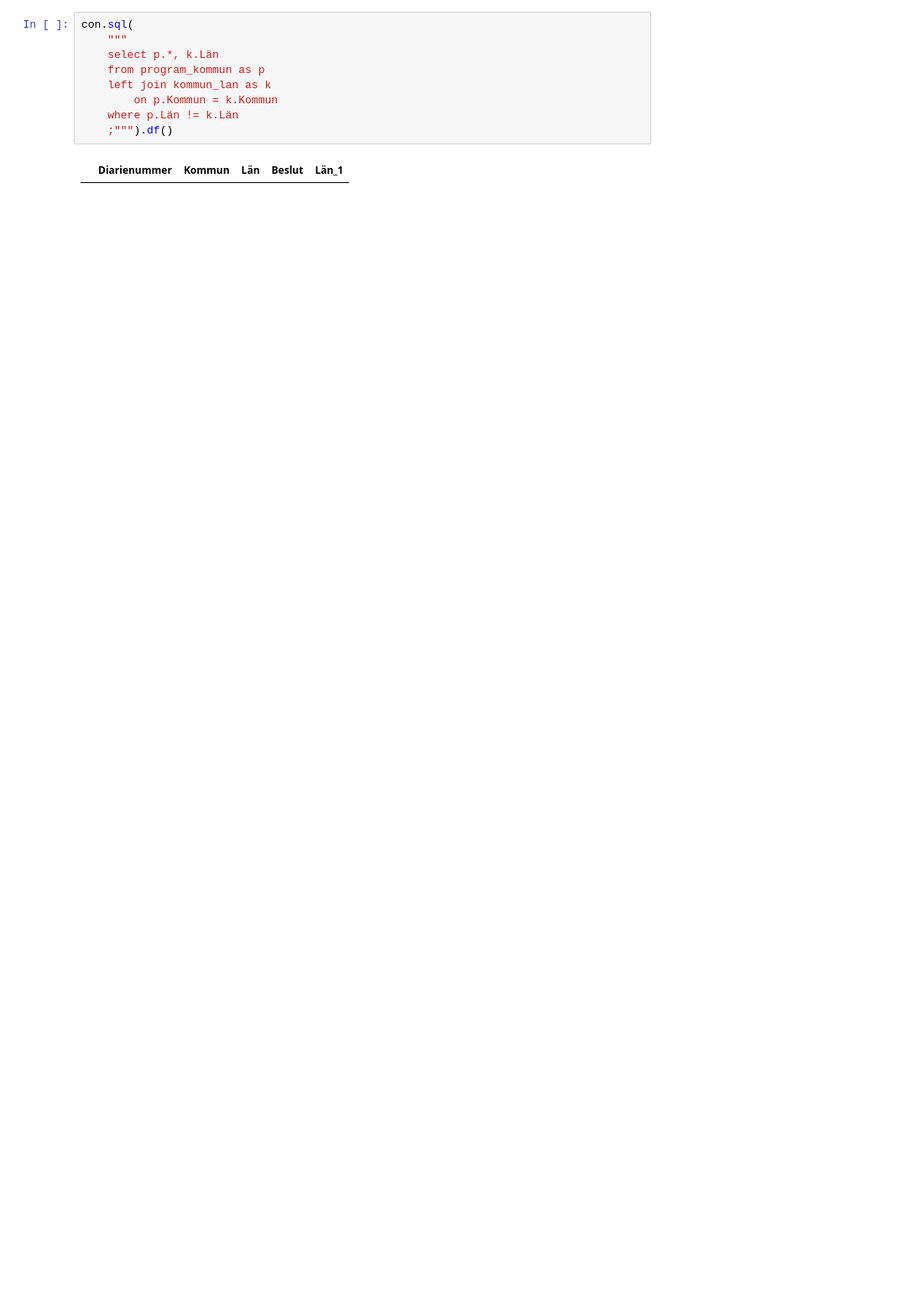
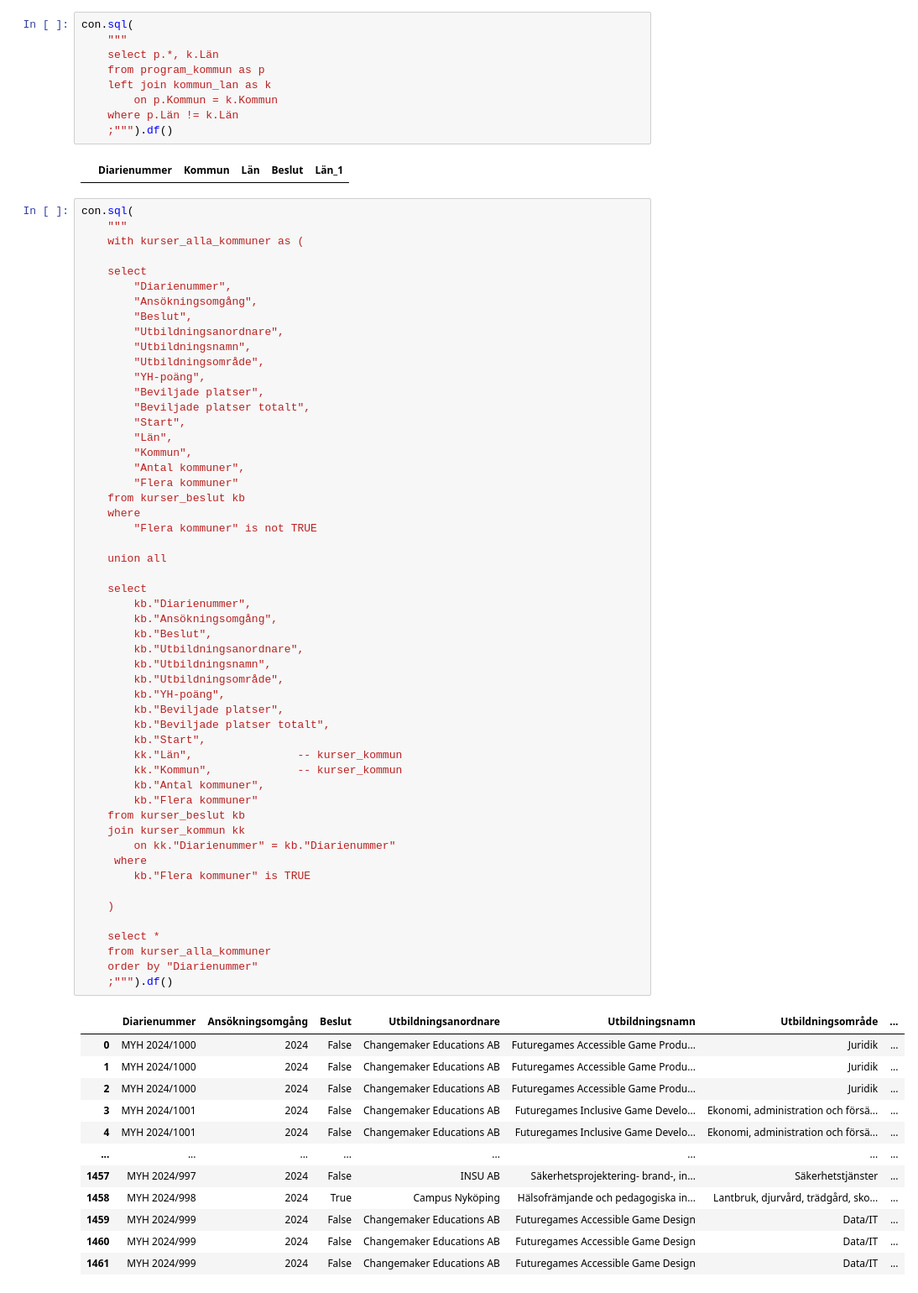
Before and after one commit to REAndreas/The_skool_grupp_3, a Jupyter notebook: eda/eda_hugo/EDA_kurser_program.ipynb, the cells around one changed output. Shown at 84% size. Drawn from its saved outputs; the diff is of its cells as text; blank space fills up the shorter version.

Commit message:
add: create_rel_kurser_alla_kommuner function

```diff
--- a/eda/eda_hugo/EDA_kurser_program.ipynb
+++ b/eda/eda_hugo/EDA_kurser_program.ipynb
@@ -511,3 +512,69 @@ con.sql(
     ;""").df()
 # %% [output]
 |  | Diarienummer | Kommun | Län | Beslut | Län_1 |
+# %%
+con.sql(
+    """
+    with kurser_alla_kommuner as (
+
+    select
+        "Diarienummer",
+        "Ansökningsomgång",
+        "Beslut",
+        "Utbildningsanordnare",
+        "Utbildningsnamn",
+        "Utbildningsområde",
+        "YH-poäng",
+        "Beviljade platser",
+        "Beviljade platser totalt",
+        "Start",
+        "Län",
+        "Kommun",
+        "Antal kommuner",
+        "Flera kommuner"
+    from kurser_beslut kb
+    where
+        "Flera kommuner" is not TRUE
+
+    union all
+
+    select
+        kb."Diarienummer",
+        kb."Ansökningsomgång",
+        kb."Beslut",
+        kb."Utbildningsanordnare",
+        kb."Utbildningsnamn",
+        kb."Utbildningsområde",
+        kb."YH-poäng",
+        kb."Beviljade platser",
+        kb."Beviljade platser totalt",
+        kb."Start",
+        kk."Län",                -- kurser_kommun
+        kk."Kommun",             -- kurser_kommun
+        kb."Antal kommuner",
+        kb."Flera kommuner"
+    from kurser_beslut kb
+    join kurser_kommun kk
+        on kk."Diarienummer" = kb."Diarienummer"
+     where
+        kb."Flera kommuner" is TRUE
+
+    )
+
+    select *
+    from kurser_alla_kommuner
+    order by "Diarienummer"
+    ;""").df()
+# %% [output]
+|  | Diarienummer | Ansökningsomgång | Beslut | Utbildningsanordnare | Utbildningsnamn | Utbildningsområde | ... |
+| 0 | MYH 2024/1000 | 2024 | False | Changemaker Educations AB | Futuregames Accessible Game Produ... | Juridik | ... |
+| 1 | MYH 2024/1000 | 2024 | False | Changemaker Educations AB | Futuregames Accessible Game Produ... | Juridik | ... |
+| 2 | MYH 2024/1000 | 2024 | False | Changemaker Educations AB | Futuregames Accessible Game Produ... | Juridik | ... |
+| 3 | MYH 2024/1001 | 2024 | False | Changemaker Educations AB | Futuregames Inclusive Game Develo... | Ekonomi, administration och försä... | ... |
+| 4 | MYH 2024/1001 | 2024 | False | Changemaker Educations AB | Futuregames Inclusive Game Develo... | Ekonomi, administration och försä... | ... |
+| ... | ... | ... | ... | ... | ... | ... | ... |
+| 1457 | MYH 2024/997 | 2024 | False | INSU AB | Säkerhetsprojektering- brand-, in... | Säkerhetstjänster | ... |
+| 1458 | MYH 2024/998 | 2024 | True | Campus Nyköping | Hälsofrämjande och pedagogiska in... | Lantbruk, djurvård, trädgård, sko... | ... |
+| 1459 | MYH 2024/999 | 2024 | False | Changemaker Educations AB | Futuregames Accessible Game Design | Data/IT | ... |
+| 1460 | MYH 2024/999 | 2024 | False | Changemaker Educations AB | Futuregames Accessible Game Design | Data/IT | ... |
+| 1461 | MYH 2024/999 | 2024 | False | Changemaker Educations AB | Futuregames Accessible Game Design | Data/IT | ... |
```
Also changed, not shown: parts of 7 cells of this notebook.
